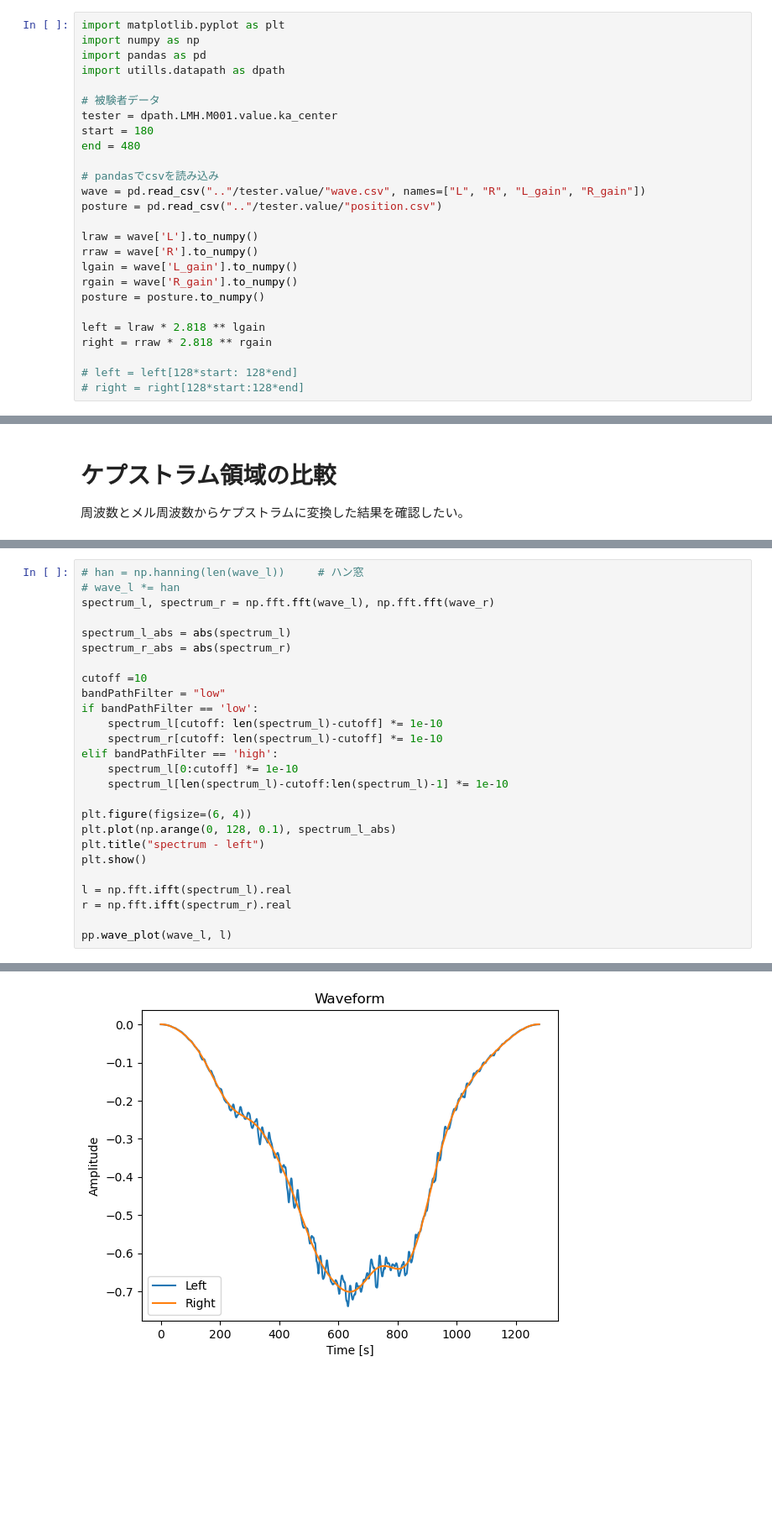
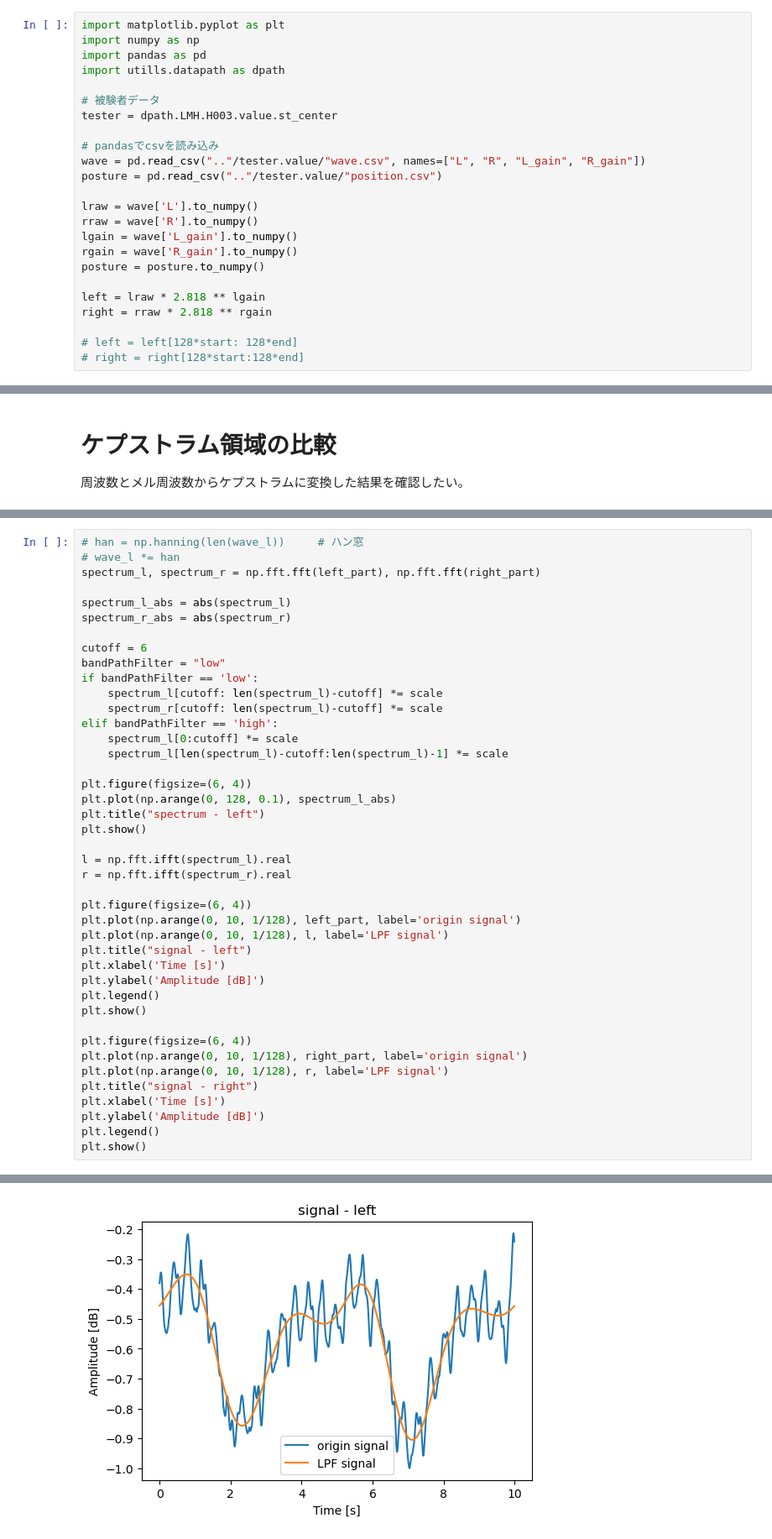
Before and after one commit to tetdarth/signal-processing-for-GMRF, a Jupyter notebook: src/exp_spectrogram.ipynb, the cells around one changed output, grey strips where cells are left out. Shown at 84% size. Saved outputs shown, nothing was run; the diff lists cells and outputs as text; blank space fills up the shorter version.

```diff
--- a/src/exp_spectrogram.ipynb
+++ b/src/exp_spectrogram.ipynb
@@ -15,9 +7,7 @@ import pandas as pd
 import utills.datapath as dpath
 
 # 被験者データ
-tester = dpath.LMH.M001.value.ka_center
-start = 180
-end = 480
+tester = dpath.LMH.H003.value.st_center
 
 # pandasでcsvを読み込み
 wave = pd.read_csv(".."/tester.value/"wave.csv", names=["L", "R", "L_gain", "R_gain"])
@@ -265,19 +533,19 @@ pp.freq_plot(pp.fit(spectrum_l), cep_to_spectrum_l, 128, title='fitted - envelop
 # %%
 # han = np.hanning(len(wave_l))     # ハン窓
 # wave_l *= han
-spectrum_l, spectrum_r = np.fft.fft(wave_l), np.fft.fft(wave_r)
+spectrum_l, spectrum_r = np.fft.fft(left_part), np.fft.fft(right_part)
 
 spectrum_l_abs = abs(spectrum_l)
 spectrum_r_abs = abs(spectrum_r)
 
-cutoff =10
+cutoff = 6
 bandPathFilter = "low"
 if bandPathFilter == 'low':
-    spectrum_l[cutoff: len(spectrum_l)-cutoff] *= 1e-10
-    spectrum_r[cutoff: len(spectrum_l)-cutoff] *= 1e-10
+    spectrum_l[cutoff: len(spectrum_l)-cutoff] *= scale
+    spectrum_r[cutoff: len(spectrum_l)-cutoff] *= scale
 elif bandPathFilter == 'high':
-    spectrum_l[0:cutoff] *= 1e-10
-    spectrum_l[len(spectrum_l)-cutoff:len(spectrum_l)-1] *= 1e-10
+    spectrum_l[0:cutoff] *= scale
+    spectrum_l[len(spectrum_l)-cutoff:len(spectrum_l)-1] *= scale
 
 plt.figure(figsize=(6, 4))
 plt.plot(np.arange(0, 128, 0.1), spectrum_l_abs)
@@ -287,5 +555,21 @@ plt.show()
 l = np.fft.ifft(spectrum_l).real
 r = np.fft.ifft(spectrum_r).real
 
-pp.wave_plot(wave_l, l)
+plt.figure(figsize=(6, 4))
+plt.plot(np.arange(0, 10, 1/128), left_part, label='origin signal')
+plt.plot(np.arange(0, 10, 1/128), l, label='LPF signal')
+plt.title("signal - left")
+plt.xlabel('Time [s]')
+plt.ylabel('Amplitude [dB]')
+plt.legend()
+plt.show()
+
+plt.figure(figsize=(6, 4))
+plt.plot(np.arange(0, 10, 1/128), right_part, label='origin signal')
+plt.plot(np.arange(0, 10, 1/128), r, label='LPF signal')
+plt.title("signal - right")
+plt.xlabel('Time [s]')
+plt.ylabel('Amplitude [dB]')
+plt.legend()
+plt.show()
 # %% [output]
@@ -293 +577 @@ pp.wave_plot(wave_l, l)
-[figure, old version]
+[figure, new version]
```
Also changed, not shown: parts of 17 cells of this notebook, 57 other files.
